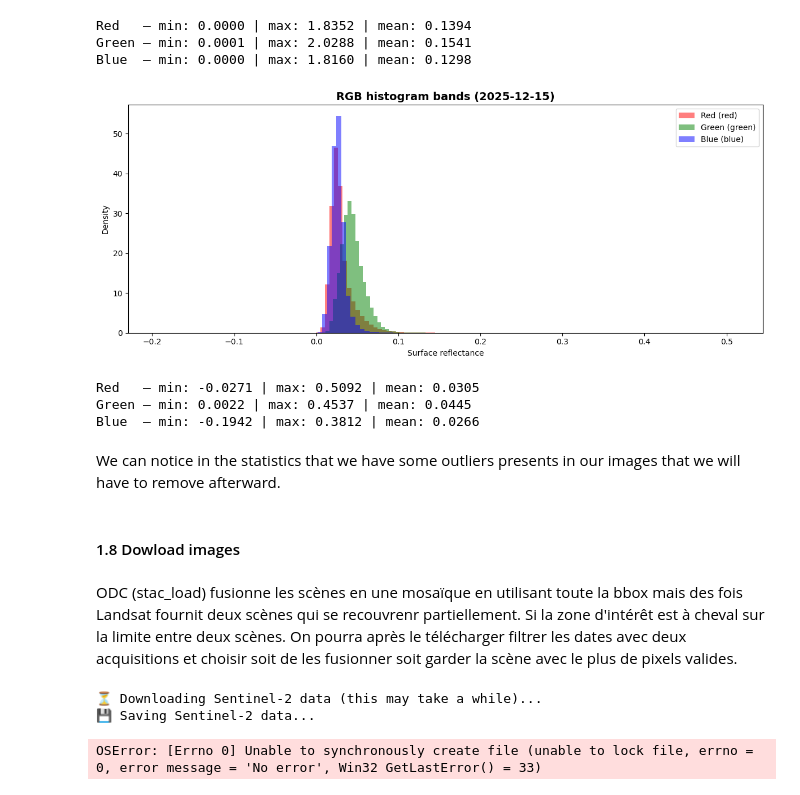
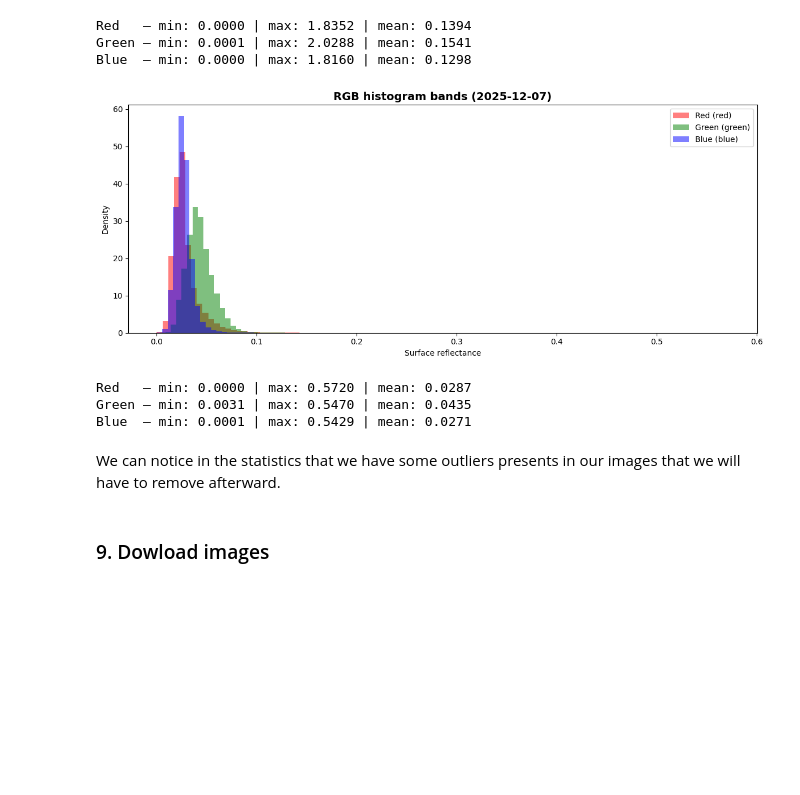
Before and after one commit to stevo32800/deforestation_monitoring_choco, a Jupyter notebook: Download_images_tropic.ipynb, the cells around one changed output. Saved outputs shown, nothing was run; the diff lists cells and outputs as text; code cells hidden in the pictures; blank space fills up the shorter version.

Commit message:
v2 dowload image

```diff
--- a/Download_images_tropic.ipynb
+++ b/Download_images_tropic.ipynb
@@ -492,67 +435,13 @@ Red   — min: 0.0000 | max: 1.8352 | mean: 0.1394
 Green — min: 0.0001 | max: 2.0288 | mean: 0.1541
 Blue  — min: 0.0000 | max: 1.8160 | mean: 0.1298
 # %%
-udi.display_histogram(item=landsat_items[1], rgb_name=['red', 'green', 'blue'], bbox=bbox)
+udi.display_histogram(item=landsat_items[2], rgb_name=['red', 'green', 'blue'], bbox=bbox)
 # %% [output]
-[figure, old version]
+[figure, new version]
-Red   — min: -0.0271 | max: 0.5092 | mean: 0.0305
-Green — min: 0.0022 | max: 0.4537 | mean: 0.0445
-Blue  — min: -0.1942 | max: 0.3812 | mean: 0.0266
+Red   — min: 0.0000 | max: 0.5720 | mean: 0.0287
+Green — min: 0.0031 | max: 0.5470 | mean: 0.0435
+Blue  — min: 0.0001 | max: 0.5429 | mean: 0.0271
 # %% [markdown]
 We can notice in the statistics that we have some outliers presents in our images that we will have to remove afterward.
 # %% [markdown]
-#### 1.8 Dowload images
+### 9. Dowload images
-# %% [markdown]
-ODC (stac_load) fusionne les scènes en une mosaïque en utilisant toute la bbox mais des fois Landsat fournit deux scènes qui se recouvrenr partiellement. Si la zone d'intérêt est à cheval sur la limite entre deux scènes. On pourra après le télécharger filtrer les dates avec deux acquisitions et choisir soit de les fusionner soit garder la scène avec le plus de pixels valides.
-# %%
-# Nom folder
-folder = "data"
-name_area = "choco_andino_pichincha"
-input_data = "data_input"
-if not os.path.exists(f"{folder}/{name_area}/{input_data}"):
-    os.makedirs(f"{folder}/{name_area}/{input_data}")
-download_dir = f"{folder}/{name_area}/{input_data}"
-
-# Download with error handling and chunking for better performance
-print(f"⏳ Downloading Sentinel-2 data (this may take a while)...")
-s2_data = stac_load(
-    sentinel_items,
-    bbox=bbox,
-    bands=('B02', 'B03', 'B04', 'B08', 'B8A', 'B11', 'B12', 'SCL'),
-    resolution=10,
-    chunks={'time': 1, 'y': 2048, 'x': 2048},  # Lazy loading with Dask
-    fail_on_error=False,  # Skip tiles with access errors
-    progress=True  # Show progress bar
-)
-
-# Save with netCDF4 engine (supports int64 for chunked datetime arrays)
-print(f"💾 Saving Sentinel-2 data...")
-s2_data.to_netcdf(
-    f"{download_dir}/{name_area}_sentinel2.nc",
-    engine='h5netcdf',  # Use netCDF4 format to support chunked datetime
-    compute=True  # Compute and write data
-)
-print(f"✅ Sentinel-2 downloaded: {download_dir}/{name_area}_sentinel2.nc")
-
-print(f"⏳ Downloading Landsat data...")
-landsat_data = stac_load(
-    landsat_items,
-    bbox=bbox,
-    bands=('blue', 'green', 'red', 'nir08', 'swir16', 'swir22', 'qa_pixel'),
-    resolution=30,
-    chunks={'time': 1, 'y': 2048, 'x': 2048},  # Lazy loading with Dask
-    fail_on_error=False,  # Skip tiles with access errors
-    progress=True  # Show progress bar
-)
-
-print(f"💾 Saving Landsat data...")
-landsat_data.to_netcdf(
-    f"{download_dir}/{name_area}_landsat-4.nc",
-    engine='h5netcdf',  # Use netCDF4 format to support chunked datetime
-    compute=True  # Compute and write data
-)
-print(f"✅ Landsat downloaded: {download_dir}/{name_area}_landsat-4.nc")
-# %% [output]
-⏳ Downloading Sentinel-2 data (this may take a while)...
-💾 Saving Sentinel-2 data...
-OSError: [Errno 0] Unable to synchronously create file (unable to lock file, errno = 0, error message = 'No error', Win32 GetLastError() = 33)
```
Also changed, not shown: parts of 22 cells of this notebook, 2 other files.
